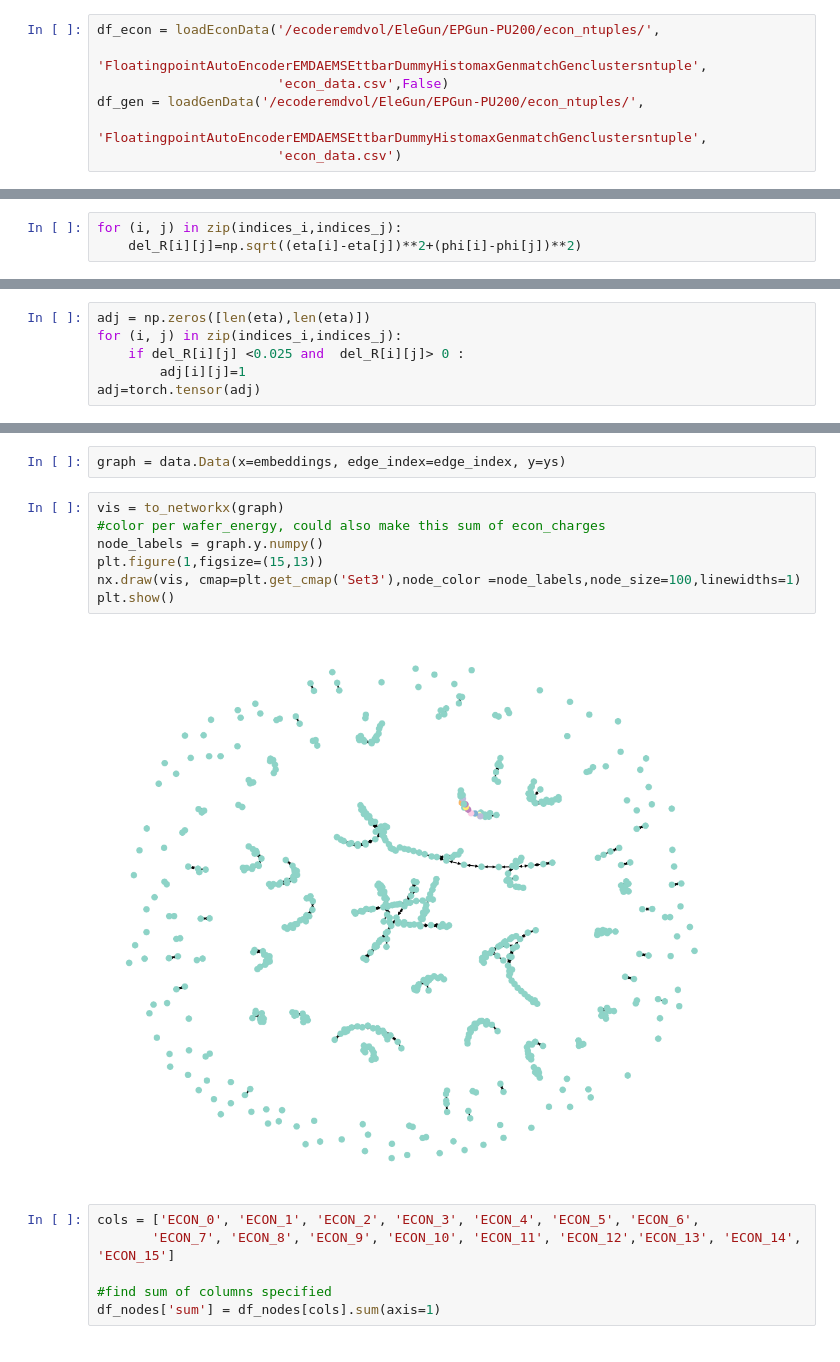
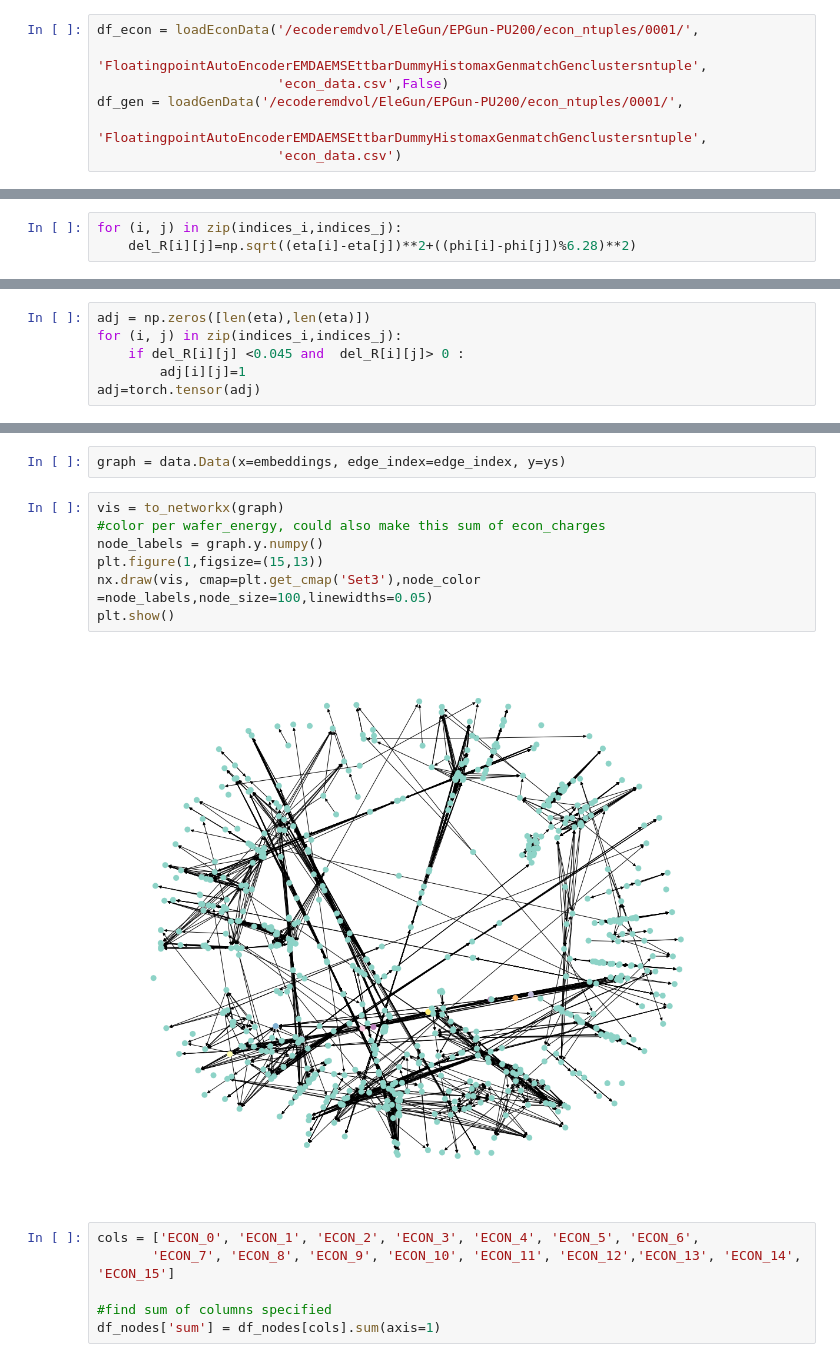
Before and after one commit to rohanshenoy/EcoderGNN, a Jupyter notebook: building_graphs_front_endcap_30_deg_disc_PU.ipynb, the cells around one changed output, grey strips where cells are left out. Saved outputs shown, nothing was run; the diff lists cells and outputs as text.

```diff
--- a/building_graphs_front_endcap_30_deg_disc_PU.ipynb
+++ b/building_graphs_front_endcap_30_deg_disc_PU.ipynb
@@ -16,10 +16,10 @@ import matplotlib.pyplot as plt
 
 from produce_dataset import *
 # %%
-df_econ = loadEconData('/ecoderemdvol/EleGun/EPGun-PU200/econ_ntuples/',
+df_econ = loadEconData('/ecoderemdvol/EleGun/EPGun-PU200/econ_ntuples/0001/',
                        'FloatingpointAutoEncoderEMDAEMSEttbarDummyHistomaxGenmatchGenclustersntuple',
                        'econ_data.csv',False)
-df_gen = loadGenData('/ecoderemdvol/EleGun/EPGun-PU200/econ_ntuples/',
+df_gen = loadGenData('/ecoderemdvol/EleGun/EPGun-PU200/econ_ntuples/0001/',
                        'FloatingpointAutoEncoderEMDAEMSEttbarDummyHistomaxGenmatchGenclustersntuple',
                        'econ_data.csv')
 # %%
@@ -104,7 +104,7 @@ del_R.shape
 (666, 666)
 # %%
 for (i, j) in zip(indices_i,indices_j):
-    del_R[i][j]=np.sqrt((eta[i]-eta[j])**2+(phi[i]-phi[j])**2)
+    del_R[i][j]=np.sqrt((eta[i]-eta[j])**2+((phi[i]-phi[j])%6.28)**2)
 # %%
 del_R = torch.tensor(del_R)
 # %%
@@ -121,7 +121,7 @@ tensor([[0.0000, 0.1777, 0.3216,  ..., 0.4624, 0.1229, 0.4191],
 # %%
 adj = np.zeros([len(eta),len(eta)])
 for (i, j) in zip(indices_i,indices_j):
-    if del_R[i][j] <0.025 and  del_R[i][j]> 0 :
+    if del_R[i][j] <0.045 and  del_R[i][j]> 0 :
         adj[i][j]=1
 adj=torch.tensor(adj)
 # %%
@@ -136,12 +136,12 @@ graph = data.Data(x=embeddings, edge_index=edge_index, y=ys)
 # %%
 vis = to_networkx(graph)
 #color per wafer_energy, could also make this sum of econ_charges
 node_labels = graph.y.numpy()
 plt.figure(1,figsize=(15,13))
-nx.draw(vis, cmap=plt.get_cmap('Set3'),node_color =node_labels,node_size=100,linewidths=1)
+nx.draw(vis, cmap=plt.get_cmap('Set3'),node_color =node_labels,node_size=100,linewidths=0.05)
 plt.show()
 # %% [output]
-[figure, old version]
+[figure, new version]
 # %%
 cols = ['ECON_0', 'ECON_1', 'ECON_2', 'ECON_3', 'ECON_4', 'ECON_5', 'ECON_6',
        'ECON_7', 'ECON_8', 'ECON_9', 'ECON_10', 'ECON_11', 'ECON_12','ECON_13', 'ECON_14', 'ECON_15']
```
Also changed, not shown: parts of 4 cells of this notebook.
